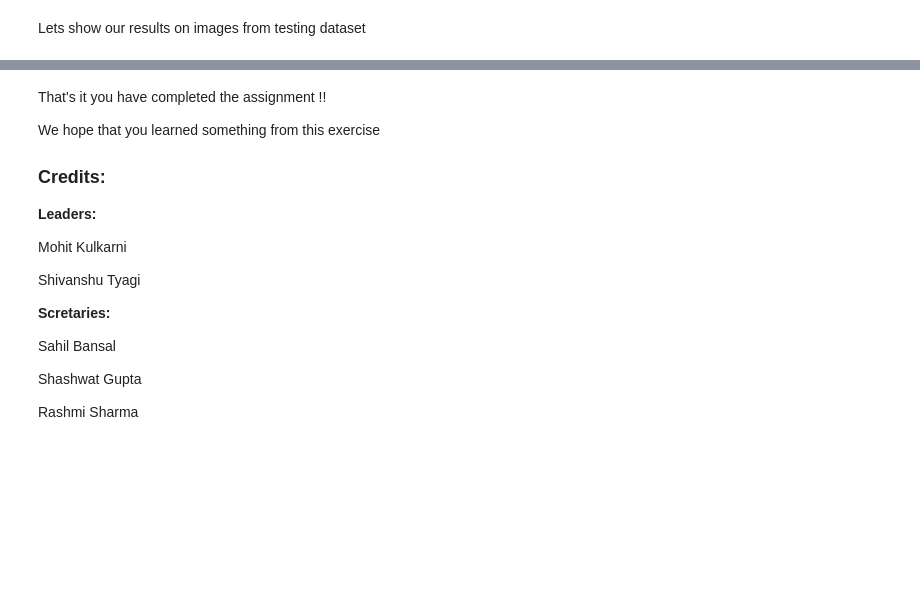
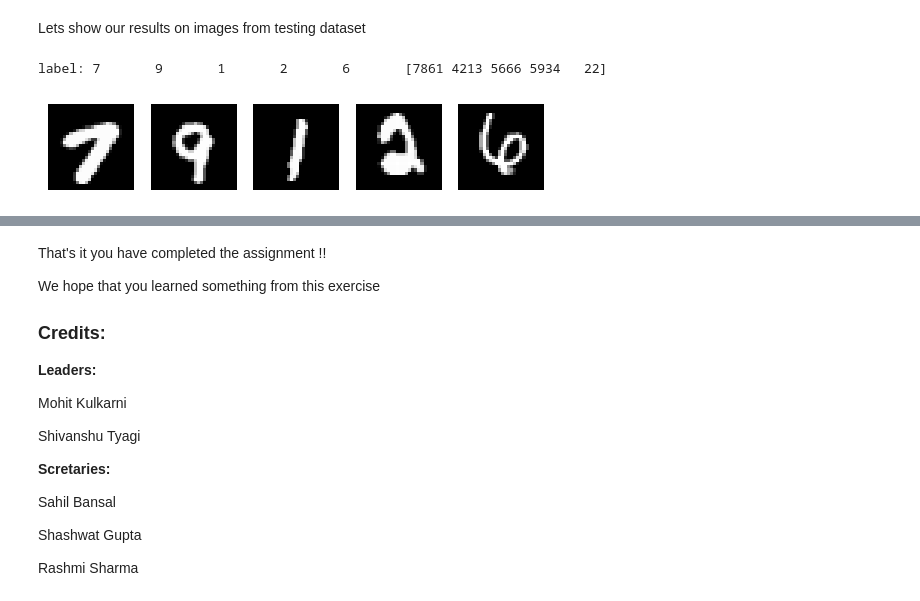
Before and after one commit to qu-bit1/NeuralBlend-Submissions, a Jupyter notebook: task1/task1.ipynb, the cells around one changed output, grey strips where cells are left out. Saved outputs shown, nothing was run; the diff lists cells and outputs as text; code cells hidden in the pictures; blank space fills up the shorter version.

```diff
--- a/task1/task1.ipynb
+++ b/task1/task1.ipynb
@@ -349,26 +404,31 @@ plt.show()
 # %% [markdown]
 Lets show our results on images from testing dataset
 # %%
-n = ...   # = no. of images to see predictions on
-
-index = np.random.choice(...)  # choose random index from test data
-print("label: ")
+n = 5   # = no. of images to see predictions on
+index = np.random.choice(x_test.shape[0],5)  # choose random index from test data
+print("label: ",end="")
 
 for i,ind in enumerate(index):
     plt.subplot(1,n,i+1)
-    plt.imshow(...)             # fill code to show images from test set
+    plt.imshow(x_test[ind],cmap="gray")             # fill code to show images from test set
     plt.axis("off")
     print(y_test[ind],end="       ")
+print(index)
+
 
 plt.show()
 print("Predicted value: ")
 
 # Now lets print the predictions
 
 for i,ind in enumerate(index):
     # write code to predict and print digit in image
     # Hint: the output of the model is a 10-d vector which gives probabilties
-    # The digit in the image would be the class for which probability is hghest...
+    # The digit in the image would be the class for which probability is highest..
+    di = model.predict(x_test_flatten)
+    digit = np.argmax(di[ind])
 
-    digit = ...
-    print(digit,end="      ")
+    print(digit,end=" ")
+# %% [output]
+label: 7       9       1       2       6       [7861 4213 5666 5934   22]
+[figure, added]
```
Also changed, not shown: parts of 10 cells of this notebook, 1 other file.
